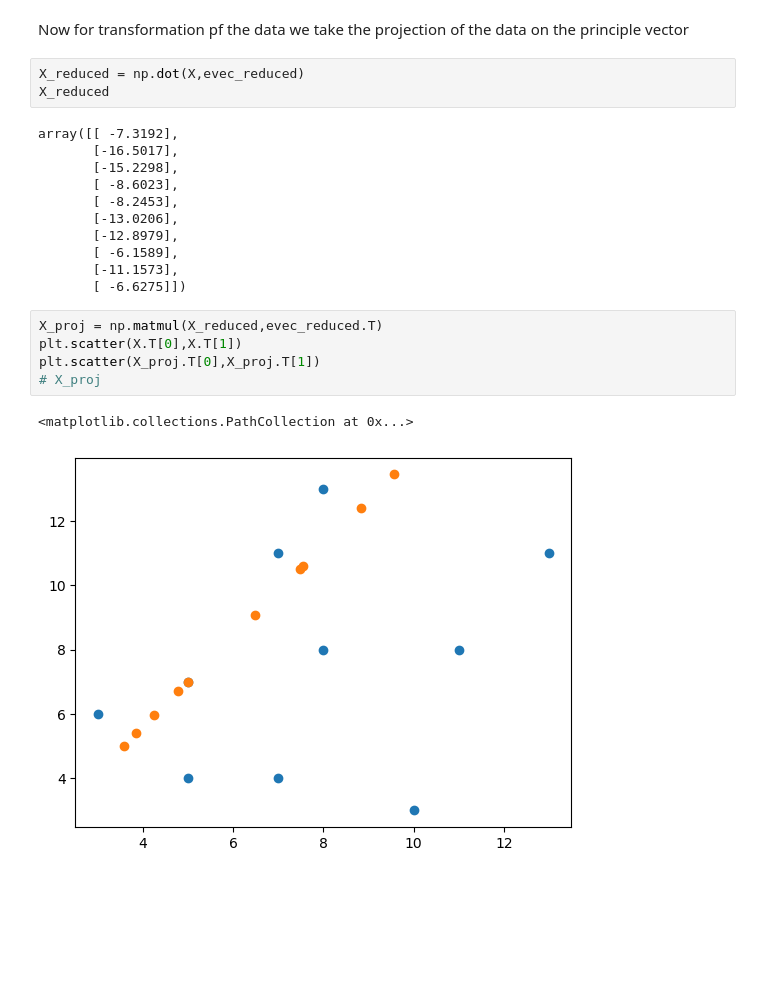
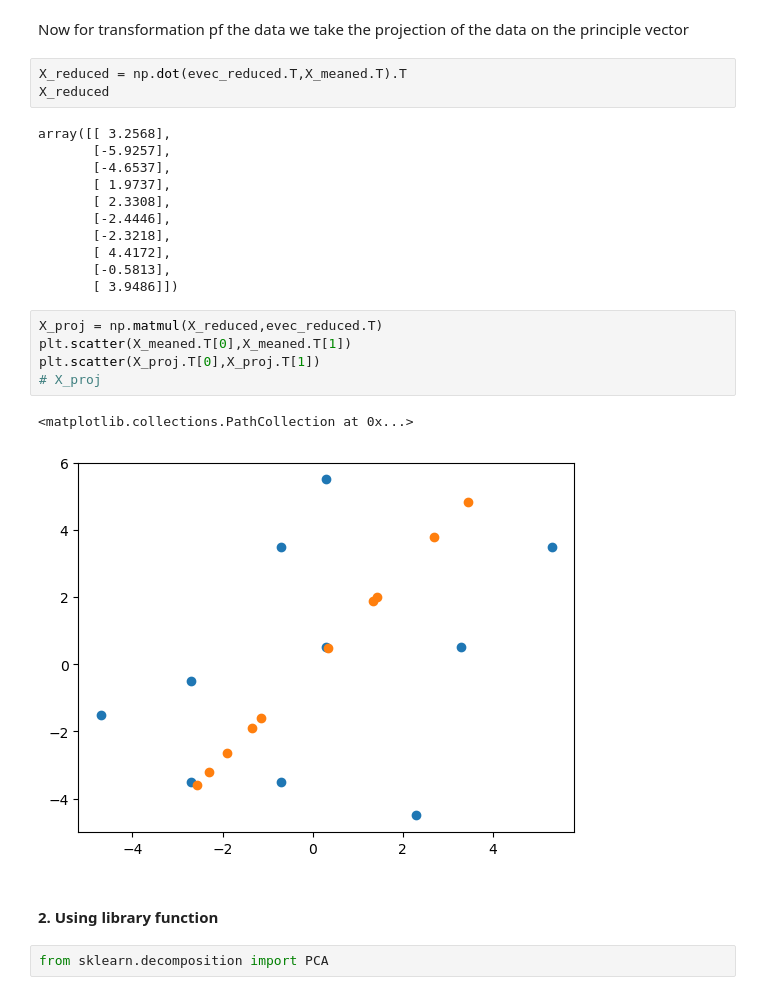
Before and after one commit to Dhyanesh-Panchal/PY-libraries-for-ML, a Jupyter notebook: MathinPython.ipynb, the cells around one changed output. Saved outputs shown, nothing was run; the diff lists cells and outputs as text; blank space fills up the shorter version.

Commit message:
PCA using numpy

```diff
--- a/MathinPython.ipynb
+++ b/MathinPython.ipynb
@@ -335,24 +336,28 @@ array([[-0.5802],
 # %% [markdown]
 Now for transformation pf the data we take the projection of the data on the principle vector
 # %%
-X_reduced = np.dot(X,evec_reduced)
+X_reduced = np.dot(evec_reduced.T,X_meaned.T).T
 X_reduced
 # %% [output]
-array([[ -7.3192],
-       [-16.5017],
-       [-15.2298],
-       [ -8.6023],
-       [ -8.2453],
-       [-13.0206],
-       [-12.8979],
-       [ -6.1589],
-       [-11.1573],
-       [ -6.6275]])
+array([[ 3.2568],
+       [-5.9257],
+       [-4.6537],
+       [ 1.9737],
+       [ 2.3308],
+       [-2.4446],
+       [-2.3218],
+       [ 4.4172],
+       [-0.5813],
+       [ 3.9486]])
 # %%
 X_proj = np.matmul(X_reduced,evec_reduced.T)
-plt.scatter(X.T[0],X.T[1])
+plt.scatter(X_meaned.T[0],X_meaned.T[1])
 plt.scatter(X_proj.T[0],X_proj.T[1])
 # X_proj
 # %% [output]
 <matplotlib.collections.PathCollection at 0x...>
-[figure, old version]
+[figure, new version]
+# %% [markdown]
+#### 2. Using library function
+# %%
+from sklearn.decomposition import PCA
```
Also changed, not shown: parts of 9 cells of this notebook, 8 other files.
